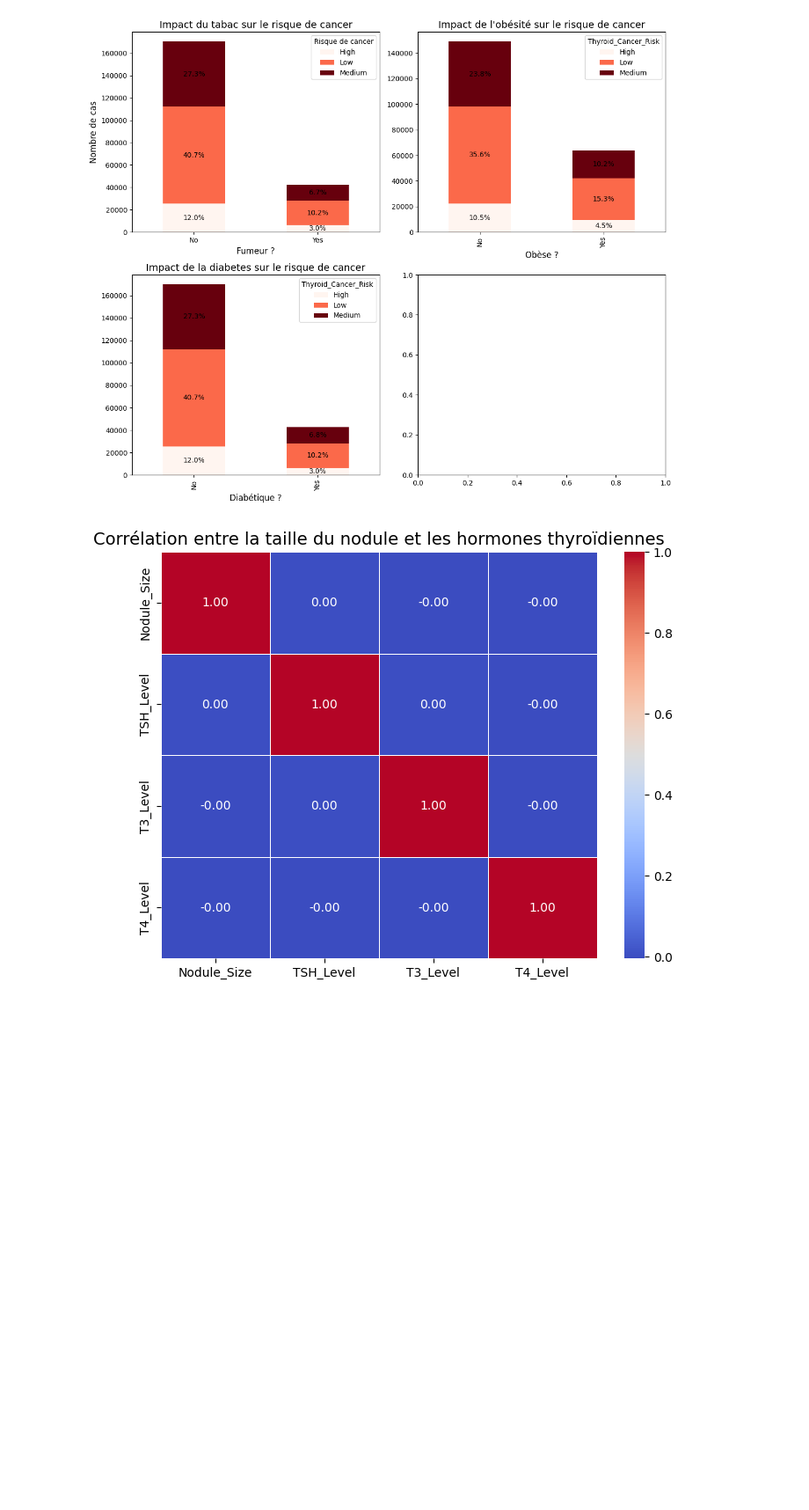
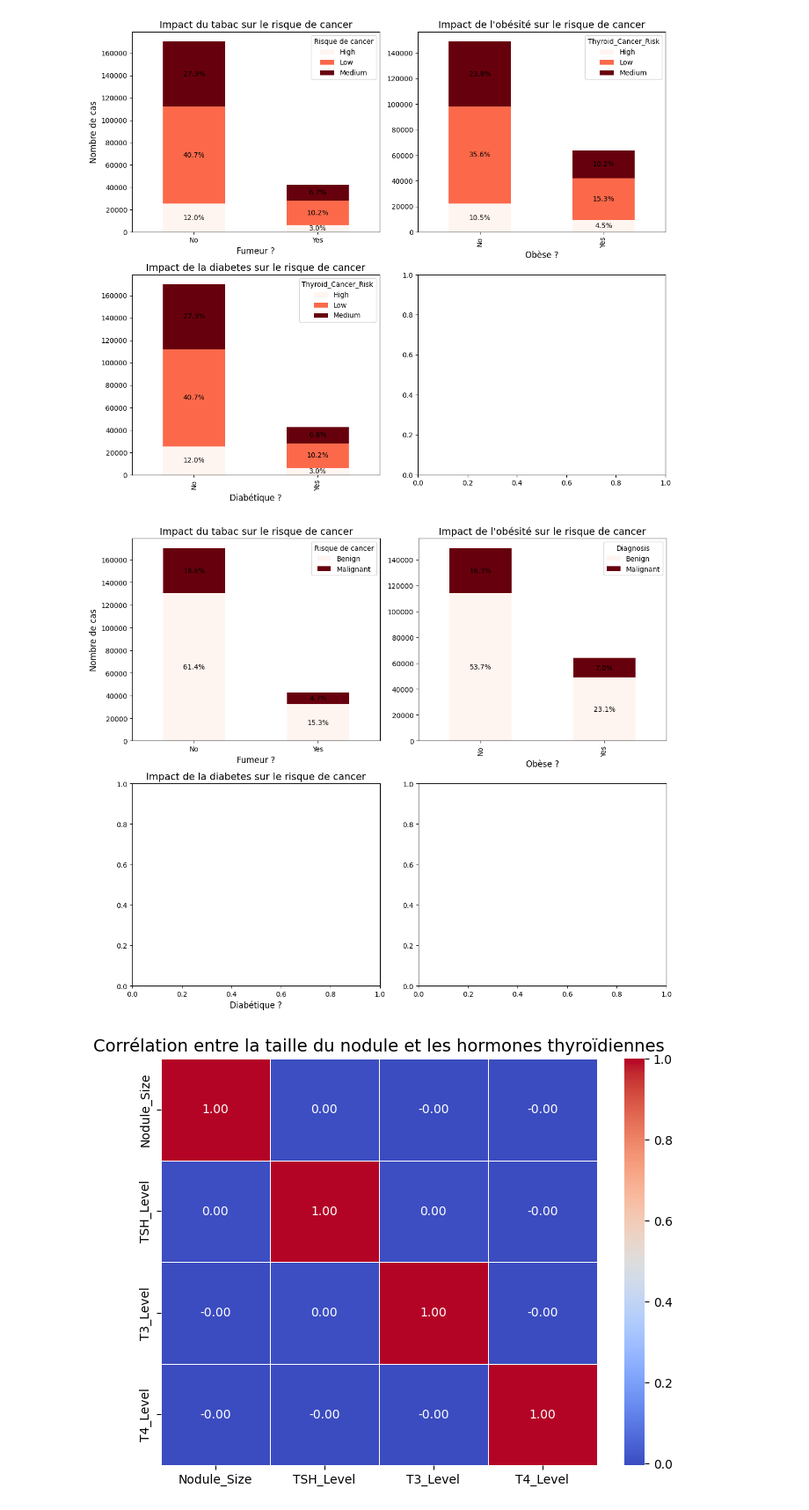
Before and after one commit to Death4Sword/ML_Cancer_Risk_Project, a Jupyter notebook: analyse_exhaustive.ipynb, the cells around one changed output. Shown at 88% size. Saved outputs shown, nothing was run; the diff lists cells and outputs as text; code cells hidden in the pictures; blank space fills up the shorter version.

```diff
--- a/analyse_exhaustive.ipynb
+++ b/analyse_exhaustive.ipynb
@@ -193,5 +192,60 @@ plt.show()
 # %% [output]
 [figure]
+# %%
+fig, axes = plt.subplots(2, 2, figsize=(12, 10))
+
+# Impact du tabac sur le risque de cancer
+smoking_risk_counts = df.groupby(["Smoking", "Diagnosis"]).size().unstack()
+smoking_risk_counts.plot(kind="bar", stacked=True, colormap="Reds", ax=axes[0, 0])
+for container in axes[0, 0].containers:
+    for bar in container:
+        height = bar.get_height()
+        if height > 0:
+            percentage = f'{100 * height / df.shape[0]:.1f}%'
+            axes[0, 0].annotate(percentage,
+                                (bar.get_x() + bar.get_width() / 2, bar.get_y() + height / 2),
+                                ha='center', va='center', fontsize=10, color='black')
+axes[0, 0].set_title("Impact du tabac sur le risque de cancer", fontsize=14)
+axes[0, 0].set_xlabel("Fumeur ?", fontsize=12)
+axes[0, 0].set_ylabel("Nombre de cas", fontsize=12)
+axes[0, 0].set_xticklabels(axes[0, 0].get_xticklabels(), rotation=0)
+axes[0, 0].legend(title="Risque de cancer")
+
+# Impact de l'obésité sur le risque de cancer
+obesity_risk_counts = df.groupby(["Obesity", "Diagnosis"]).size().unstack()
+obesity_risk_counts.plot(kind="bar", stacked=True, colormap="Reds", ax=axes[0, 1])
+
+for container in axes[0, 1].containers:
+    for bar in container:
+        height = bar.get_height()
+        if height > 0:
+            percentage = f'{100 * height / df.shape[0]:.1f}%'
+            axes[0, 1].annotate(percentage,
+                                (bar.get_x() + bar.get_width() / 2, bar.get_y() + height / 2),
+                                ha='center', va='center', fontsize=10, color='black')
+axes[0, 1].set_title("Impact de l'obésité sur le risque de cancer", fontsize=14)
+axes[0, 1].set_xlabel("Obèse ?", fontsize=12)
+
+# Impact de la diabetes sur le risque de cancer
+diabetes_risk_counts = df.groupby(["Diabetes", "Diagnosis"]).size().unstack()
+for container in axes[1, 0].containers:
+    for bar in container:
+        height = bar.get_height()
+        if height > 0:
+            percentage = f'{100 * height / df.shape[0]:.1f}%'
+            axes[1, 0].annotate(percentage,
+                                (bar.get_x() + bar.get_width() / 2, bar.get_y() + height / 2),
+                                ha='center', va='center', fontsize=10, color='black')
+axes[1, 0].set_title("Impact de la diabetes sur le risque de cancer", fontsize=14)
+axes[1, 0].set_xlabel("Diabétique ?", fontsize=12)
+
+
+plt.tight_layout()
+plt.show()
+
+# add expostion radiation & modifier les couleurs !
+# %% [output]
+[figure, added]
 # %%
 plt.figure(figsize=(8, 6))
 correlation = df[["Nodule_Size", "TSH_Level", "T3_Level", "T4_Level"]].corr()
```
Also changed, not shown: parts of 4 cells of this notebook, 2 other files.
